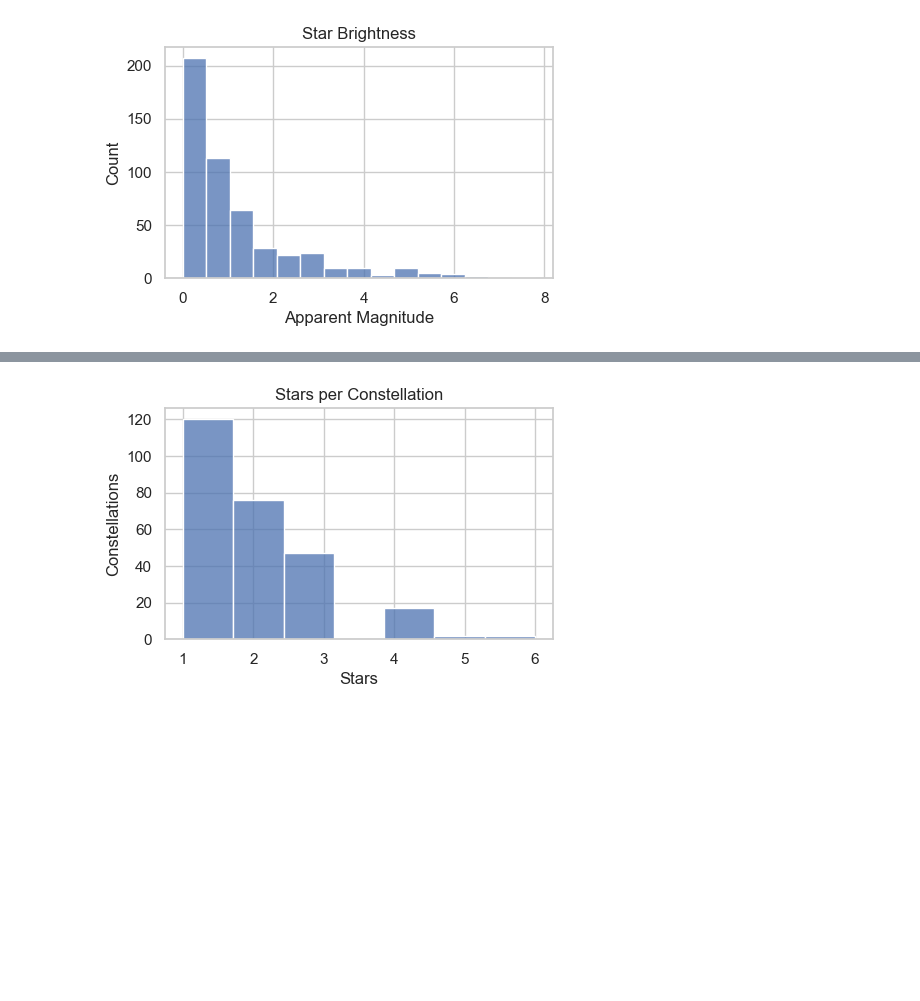
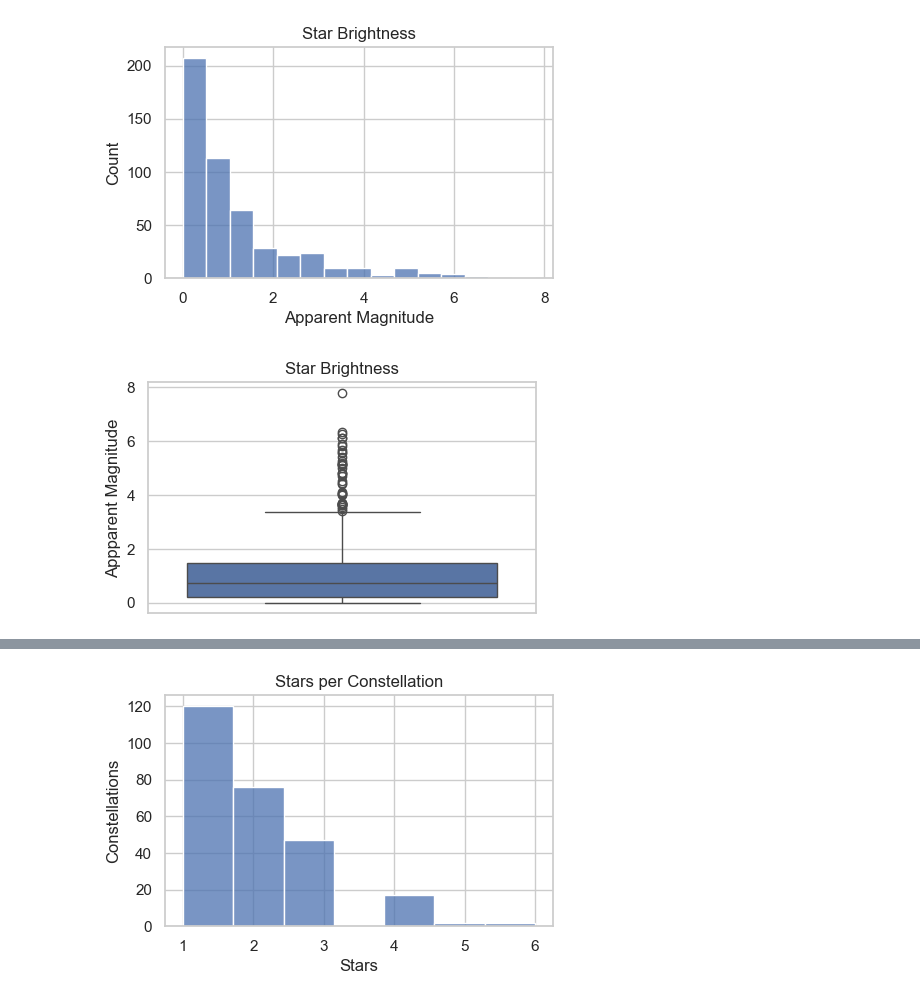
Before and after one commit to toy-soldier/starzz-dashboard, a Jupyter notebook: notebooks/03_descriptive_stats.ipynb, the cells around one changed output, grey strips where cells are left out. Saved outputs shown, nothing was run; the diff lists cells and outputs as text; code cells hidden in the pictures; blank space fills up the shorter version.

```diff
--- a/notebooks/03_descriptive_stats.ipynb
+++ b/notebooks/03_descriptive_stats.ipynb
@@ -26,4 +26,12 @@ plt.ylabel("Count")
 plt.show()
 # %% [output]
 [figure]
+# %%
+plt.figure(figsize=(5, 3))
+sns.boxplot(y=df_stars["apparent_magnitude"])
+plt.title("Star Brightness")
+plt.ylabel("Appparent Magnitude")
+plt.show()
+# %% [output]
+[figure, added]
 # %% [markdown]
```
Also changed, not shown: parts of 7 cells of this notebook, 4 other files.
